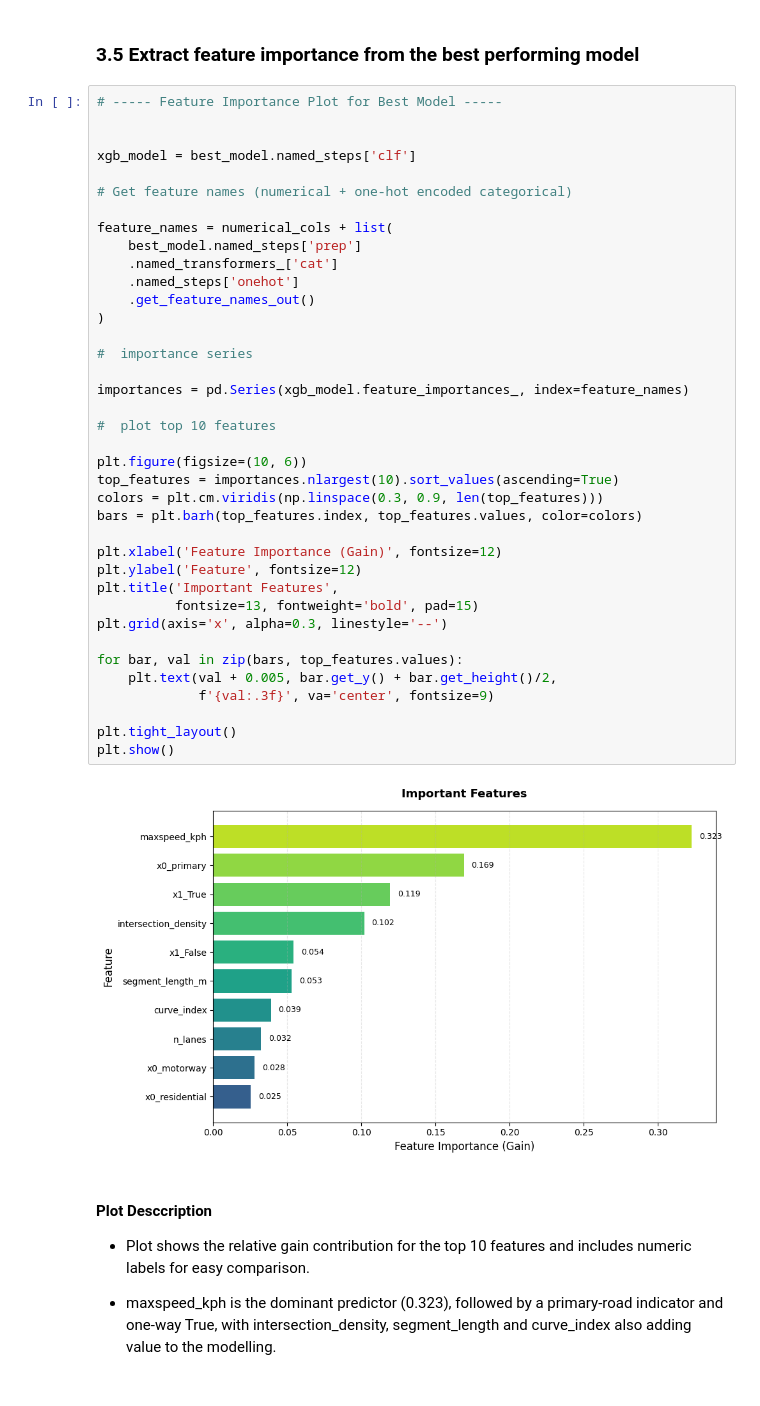
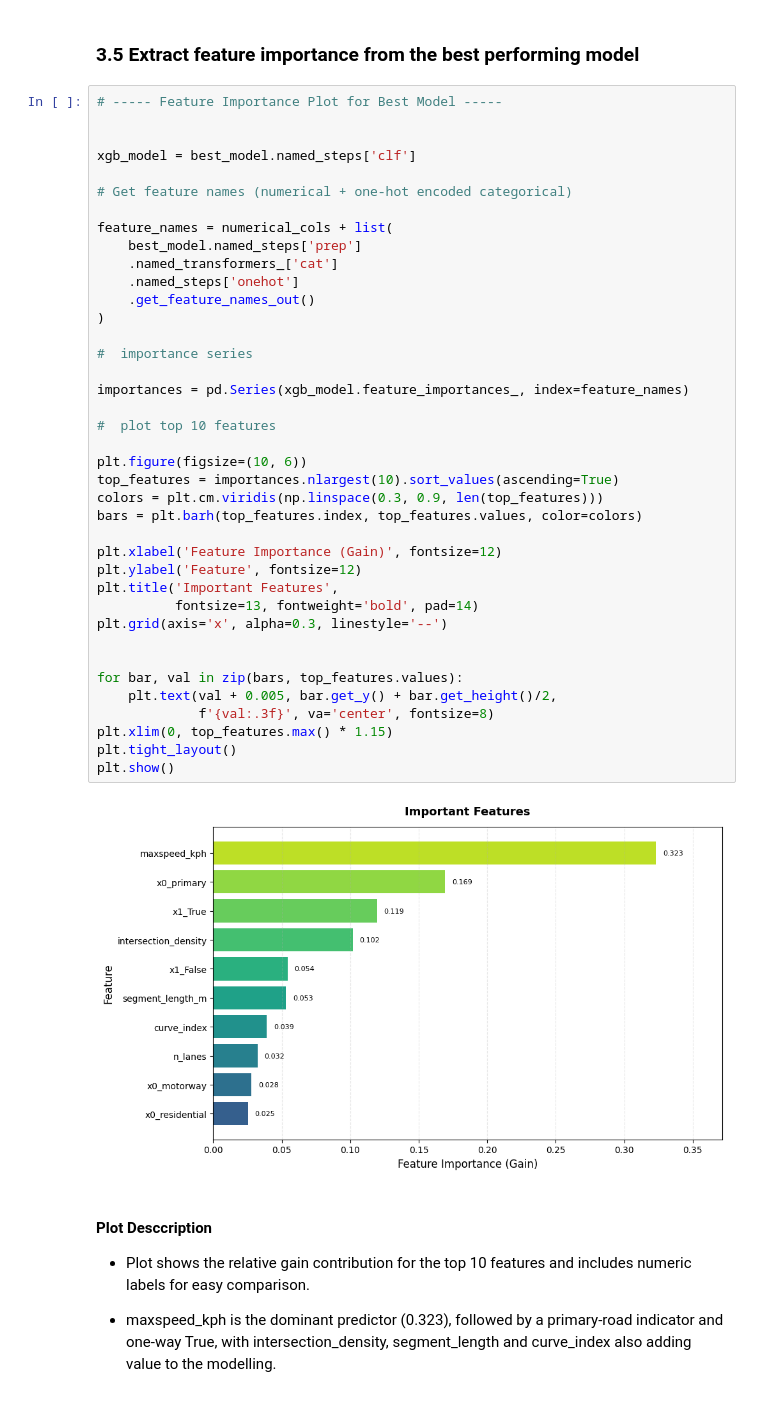
Before and after one commit to smaswin21/predicting-wildlife-collisions, a Jupyter notebook: Individual-Code.ipynb, the cells around one changed output. Saved outputs shown, nothing was run; the diff lists cells and outputs as text.

```diff
--- a/Individual-Code.ipynb
+++ b/Individual-Code.ipynb
@@ -999,37 +1016,38 @@ xgb_model = best_model.named_steps['clf']
 # Get feature names (numerical + one-hot encoded categorical)
 
 feature_names = numerical_cols + list(
     best_model.named_steps['prep']
     .named_transformers_['cat']
     .named_steps['onehot']
     .get_feature_names_out()
 )
 
 #  importance series
 
 importances = pd.Series(xgb_model.feature_importances_, index=feature_names)
 
 #  plot top 10 features
 
 plt.figure(figsize=(10, 6))
 top_features = importances.nlargest(10).sort_values(ascending=True)
 colors = plt.cm.viridis(np.linspace(0.3, 0.9, len(top_features)))
 bars = plt.barh(top_features.index, top_features.values, color=colors)
 
 plt.xlabel('Feature Importance (Gain)', fontsize=12)
 plt.ylabel('Feature', fontsize=12)
 plt.title('Important Features',
-          fontsize=13, fontweight='bold', pad=15)
+          fontsize=13, fontweight='bold', pad=14)
 plt.grid(axis='x', alpha=0.3, linestyle='--')
+
 
 for bar, val in zip(bars, top_features.values):
     plt.text(val + 0.005, bar.get_y() + bar.get_height()/2,
-             f'{val:.3f}', va='center', fontsize=9)
-
+             f'{val:.3f}', va='center', fontsize=8)
+plt.xlim(0, top_features.max() * 1.15)
 plt.tight_layout()
 plt.show()
 # %% [output]
-[figure, old version]
+[figure, new version]
 # %% [markdown]
 ####    Plot Desccription
 
```
Also changed, not shown: parts of 5 cells of this notebook.
